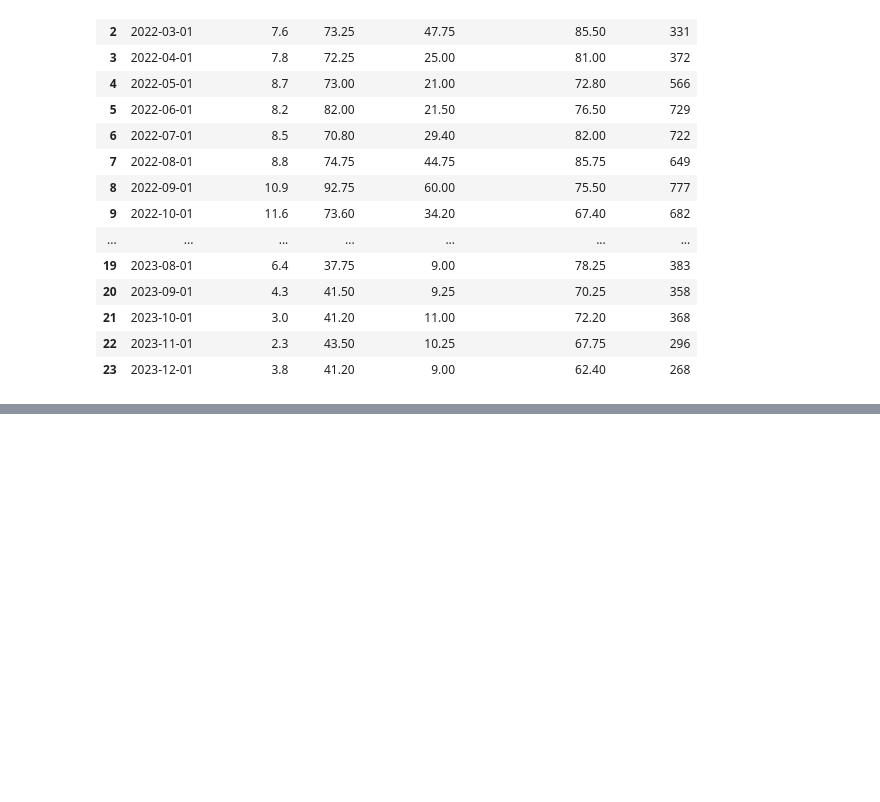
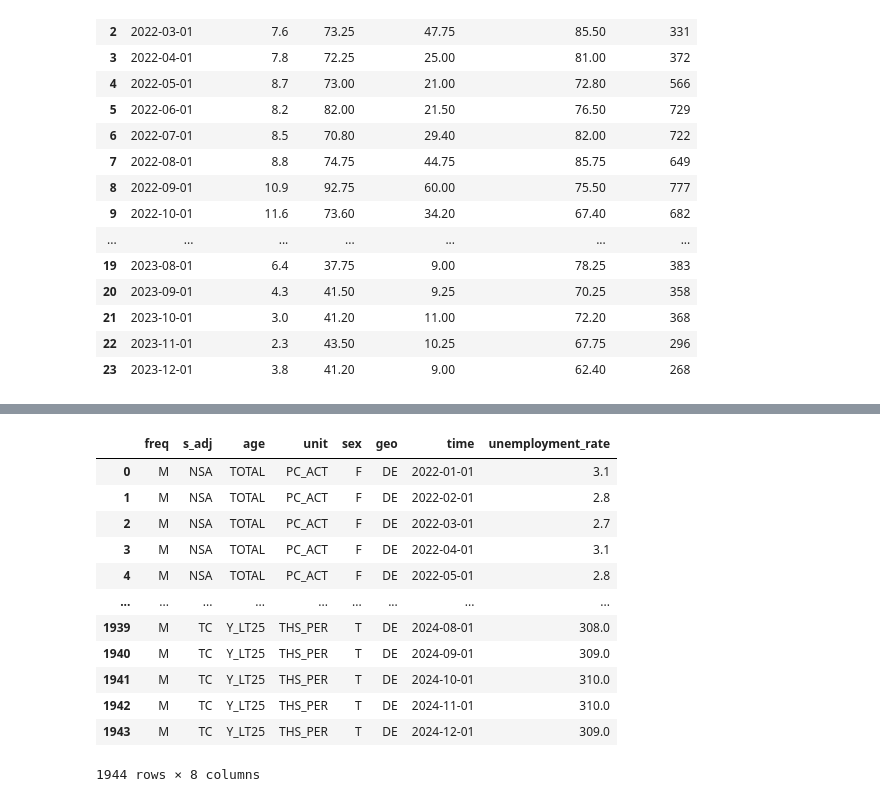
Before and after one commit to ds-project-18/DS-Project, a Jupyter notebook: data_pipeline.ipynb, the cells around one changed output, grey strips where cells are left out. Saved outputs shown, nothing was run; the diff lists cells and outputs as text; code cells hidden in the pictures; blank space fills up the shorter version.

```diff
--- a/data_pipeline.ipynb
+++ b/data_pipeline.ipynb
@@ -308,0 +401,17 @@ final_data.to_csv("data/processed/final_dataset.csv", index=False)
+# %%
+
+df_labour
+# %% [output]
+|  | freq | s_adj | age | unit | sex | geo | time | unemployment_rate |
+| 0 | M | NSA | TOTAL | PC_ACT | F | DE | 2022-01-01 | 3.1 |
+| 1 | M | NSA | TOTAL | PC_ACT | F | DE | 2022-02-01 | 2.8 |
+| 2 | M | NSA | TOTAL | PC_ACT | F | DE | 2022-03-01 | 2.7 |
+| 3 | M | NSA | TOTAL | PC_ACT | F | DE | 2022-04-01 | 3.1 |
+| 4 | M | NSA | TOTAL | PC_ACT | F | DE | 2022-05-01 | 2.8 |
+| ... | ... | ... | ... | ... | ... | ... | ... | ... |
+| 1939 | M | TC | Y_LT25 | THS_PER | T | DE | 2024-08-01 | 308.0 |
+| 1940 | M | TC | Y_LT25 | THS_PER | T | DE | 2024-09-01 | 309.0 |
+| 1941 | M | TC | Y_LT25 | THS_PER | T | DE | 2024-10-01 | 310.0 |
+| 1942 | M | TC | Y_LT25 | THS_PER | T | DE | 2024-11-01 | 310.0 |
+| 1943 | M | TC | Y_LT25 | THS_PER | T | DE | 2024-12-01 | 309.0 |
+1944 rows × 8 columns
```
Also changed, not shown: parts of 4 cells of this notebook, 6 other files.
